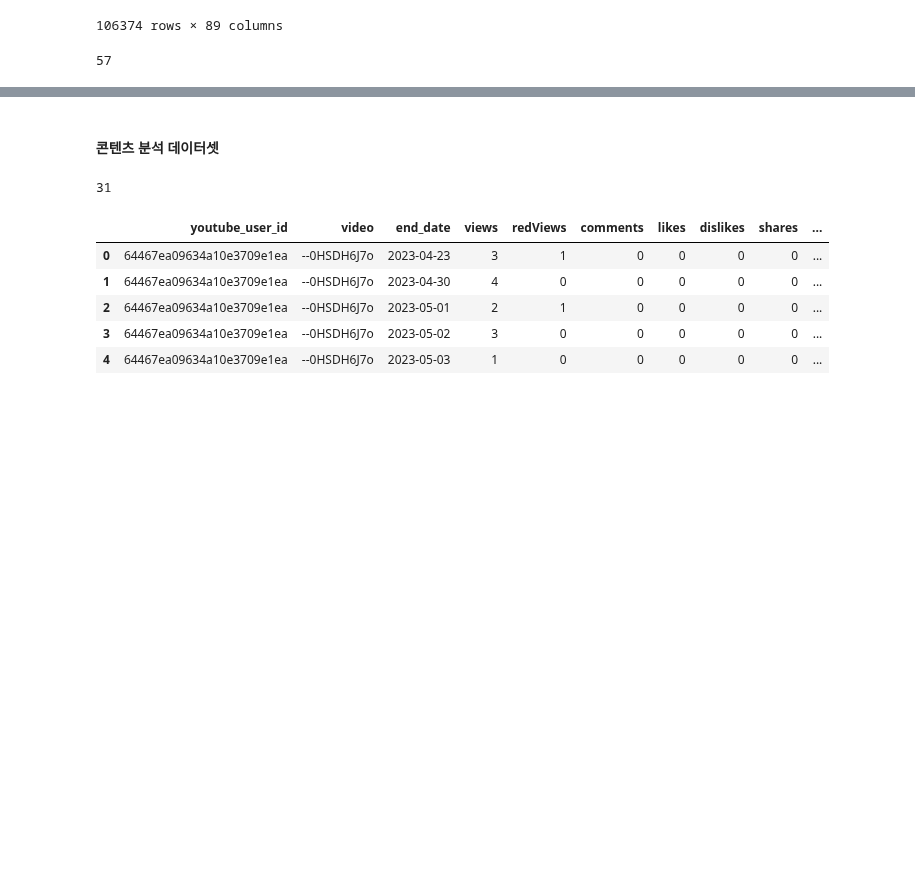
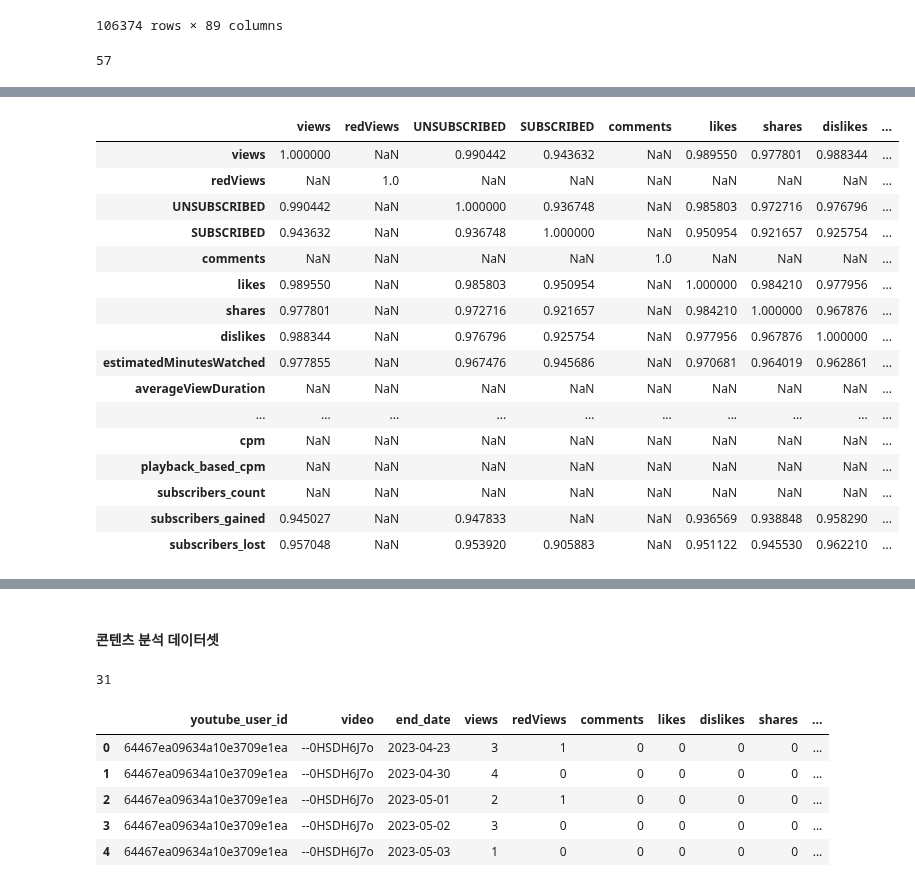
Before and after one commit to kkwann/awake, a Jupyter notebook: MongoDB_connection.ipynb, the cells around one changed output, grey strips where cells are left out. Cells and saved outputs as stored; diff of their text form; code cells hidden in the pictures; blank space fills up the shorter version.

```diff
--- a/MongoDB_connection.ipynb
+++ b/MongoDB_connection.ipynb
@@ -1123,0 +1175,20 @@ merge_df_users_fin['playback_based_cpm_rate'] = merge_df_users_fin['playback_bas
+# %%
+users_corr_matrix[users_corr_matrix >= 0.9]
+# %% [output]
+|  | views | redViews | UNSUBSCRIBED | SUBSCRIBED | comments | likes | shares | dislikes | ... |
+| views | 1.000000 | NaN | 0.990442 | 0.943632 | NaN | 0.989550 | 0.977801 | 0.988344 | ... |
+| redViews | NaN | 1.0 | NaN | NaN | NaN | NaN | NaN | NaN | ... |
+| UNSUBSCRIBED | 0.990442 | NaN | 1.000000 | 0.936748 | NaN | 0.985803 | 0.972716 | 0.976796 | ... |
+| SUBSCRIBED | 0.943632 | NaN | 0.936748 | 1.000000 | NaN | 0.950954 | 0.921657 | 0.925754 | ... |
+| comments | NaN | NaN | NaN | NaN | 1.0 | NaN | NaN | NaN | ... |
+| likes | 0.989550 | NaN | 0.985803 | 0.950954 | NaN | 1.000000 | 0.984210 | 0.977956 | ... |
+| shares | 0.977801 | NaN | 0.972716 | 0.921657 | NaN | 0.984210 | 1.000000 | 0.967876 | ... |
+| dislikes | 0.988344 | NaN | 0.976796 | 0.925754 | NaN | 0.977956 | 0.967876 | 1.000000 | ... |
+| estimatedMinutesWatched | 0.977855 | NaN | 0.967476 | 0.945686 | NaN | 0.970681 | 0.964019 | 0.962861 | ... |
+| averageViewDuration | NaN | NaN | NaN | NaN | NaN | NaN | NaN | NaN | ... |
+| ... | ... | ... | ... | ... | ... | ... | ... | ... | ... |
+| cpm | NaN | NaN | NaN | NaN | NaN | NaN | NaN | NaN | ... |
+| playback_based_cpm | NaN | NaN | NaN | NaN | NaN | NaN | NaN | NaN | ... |
+| subscribers_count | NaN | NaN | NaN | NaN | NaN | NaN | NaN | NaN | ... |
+| subscribers_gained | 0.945027 | NaN | 0.947833 | NaN | NaN | 0.936569 | 0.938848 | 0.958290 | ... |
+| subscribers_lost | 0.957048 | NaN | 0.953920 | 0.905883 | NaN | 0.951122 | 0.945530 | 0.962210 | ... |
```
Also changed, not shown: parts of 12 cells of this notebook, 4 other files.
